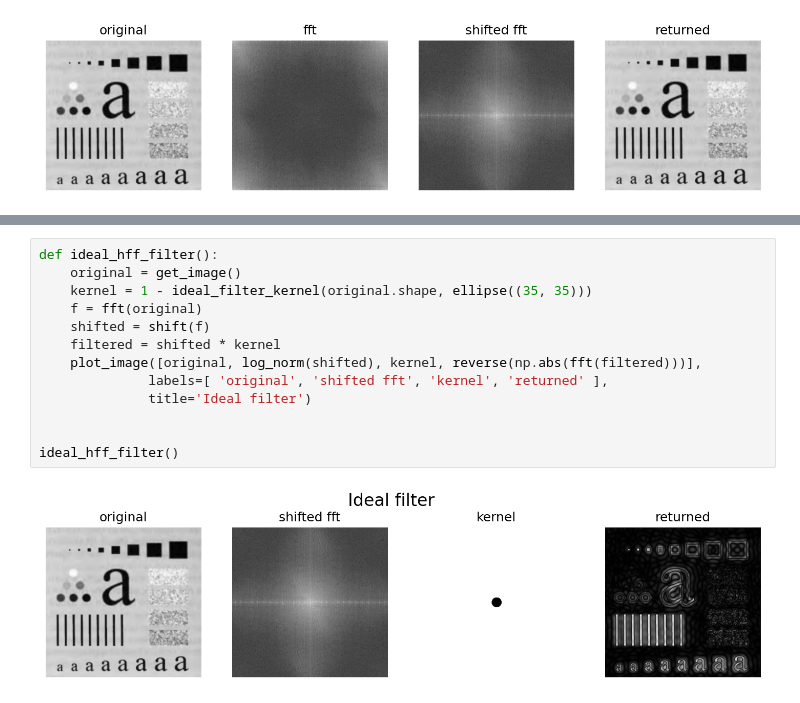
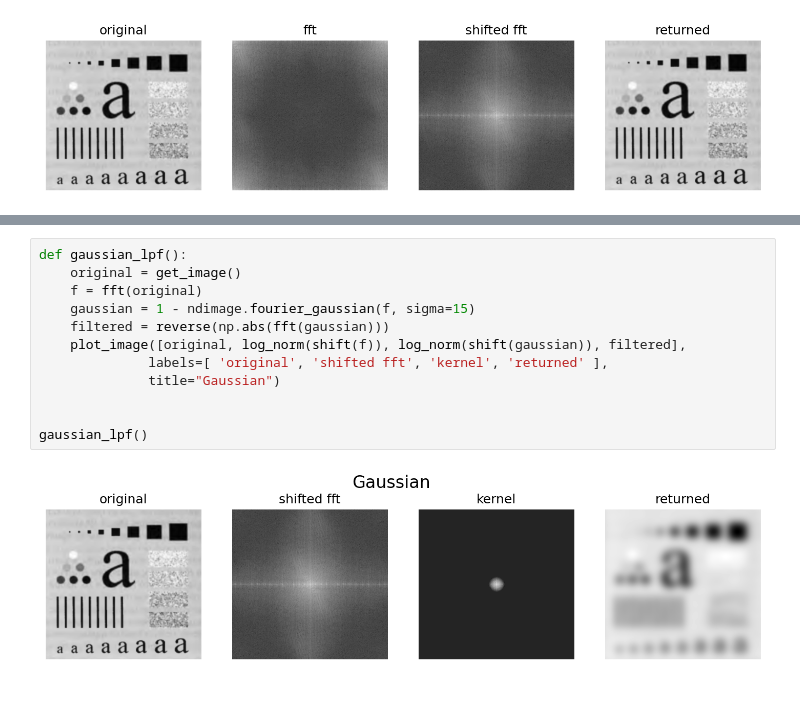
Before and after one commit to mor1ins/cvision_labs, a Jupyter notebook: cvision_kuliev_lab6.ipynb, the cells around one changed output, grey strips where cells are left out. Cells and saved outputs as stored; diff of their text form.

Commit message:
release gaussian filter

```diff
--- a/cvision_kuliev_lab6.ipynb
+++ b/cvision_kuliev_lab6.ipynb
@@ -114,15 +115,14 @@ ideal_lff_filter()
 # %%
-def ideal_hff_filter():
+def gaussian_lpf():
     original = get_image()
-    kernel = 1 - ideal_filter_kernel(original.shape, ellipse((35, 35)))
     f = fft(original)
-    shifted = shift(f)
-    filtered = shifted * kernel
-    plot_image([original, log_norm(shifted), kernel, reverse(np.abs(fft(filtered)))],
+    gaussian = 1 - ndimage.fourier_gaussian(f, sigma=15)
+    filtered = reverse(np.abs(fft(gaussian)))
+    plot_image([original, log_norm(shift(f)), log_norm(shift(gaussian)), filtered],
               labels=[ 'original', 'shifted fft', 'kernel', 'returned' ],
-              title='Ideal filter')
+              title="Gaussian")
 
 
-ideal_hff_filter()
+gaussian_lpf()
 # %% [output]
-[figure, old version]
+[figure, new version]
```
Also changed, not shown: parts of 5 cells of this notebook, 1 other file.
